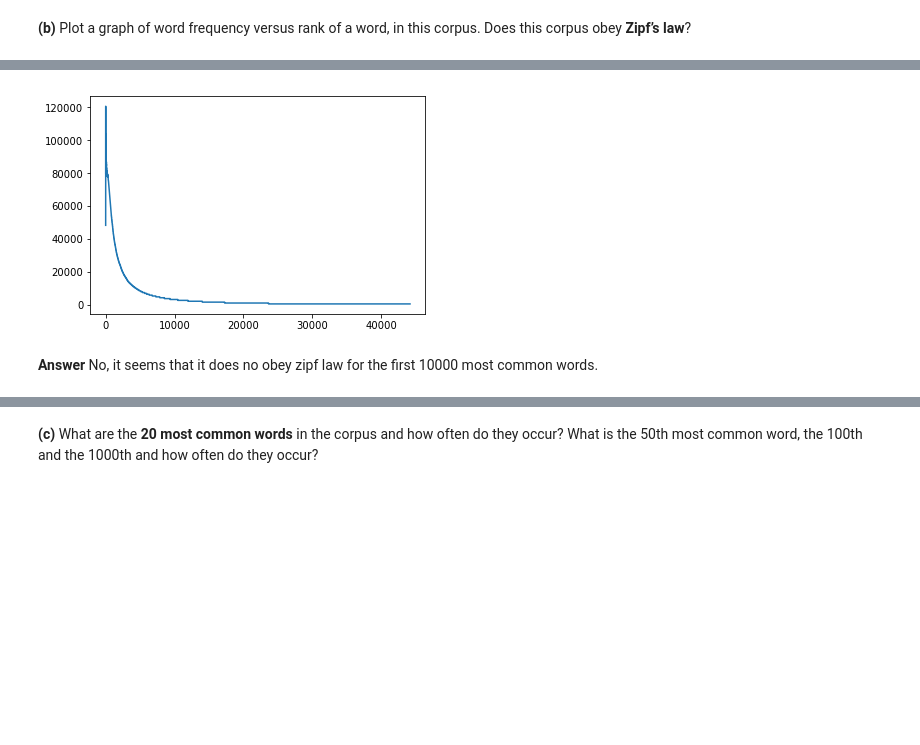
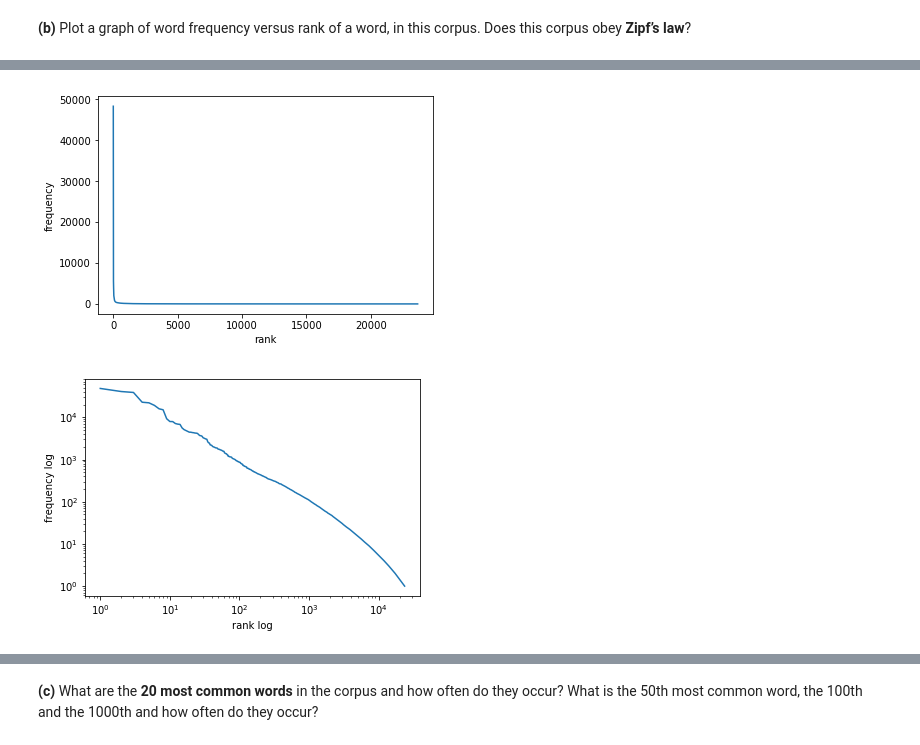
Before and after one commit to mbakhtiariz/NLP, a Jupyter notebook: lab1_Mas.ipynb, the cells around one changed output, grey strips where cells are left out. Cells and saved outputs as stored; diff of their text form; code cells hidden in the pictures; blank space fills up the shorter version.

Commit message:
Add files via upload
changed the zipf law added the h part

```diff
--- a/lab1_Mas.ipynb
+++ b/lab1_Mas.ipynb
@@ -63,7 +63,7 @@ with open('/home/mas/Desktop/NLP/Lab1/wsj/sec02-21.gold.tagged', 'r') as fin:
     all_tokens = []
     all_tok_with_pos = []
     all_pos = []
-    ambig_vocab = {}
+    pos_per_vocab = {}
     #ambig_dataset = {}
 
     for line in fin:
@@ -76,13 +76,13 @@ with open('/home/mas/Desktop/NLP/Lab1/wsj/sec02-21.gold.tagged', 'r') as fin:
             all_tokens.append(item_without_description)
             all_pos.append(pos)
 
-            if item_without_description in ambig_vocab:
-                if pos in ambig_vocab[item_without_description]:
+            if item_without_description in pos_per_vocab:
+                if pos in pos_per_vocab[item_without_description]:
                     pass
                 else:
-                    ambig_vocab[item_without_description].append(pos)
+                    pos_per_vocab[item_without_description].append(pos)
             else:
-                ambig_vocab[item_without_description] = [pos]
+                pos_per_vocab[item_without_description] = [pos]
 
             #if item_without_description in ambig_dataset:
 
@@ -91,6 +91,8 @@ with open('/home/mas/Desktop/NLP/Lab1/wsj/sec02-21.gold.tagged', 'r') as fin:
 token_number = len(all_tokens)
 print(all_pos[0:10])
 print(all_tok_with_pos[0:10])
+print(all_tokens[0:10])
+#print(pos_per_vocab)
 # %% [output]
 ['IN', 'DT', 'NNP', 'CD', 'NN', 'IN', 'DT', 'NN', 'IN', 'NNP']
 ['In|IN', 'an|DT', 'Oct.|NNP', '19|CD', 'review|NN', 'of|IN', 'The|DT', 'Misanthrope|NN', 'at|IN', 'Chicago|NNP']
@@ -200,20 +158,39 @@ plt.close()
-# %%
-def check_zipf_law(f,r):
-    k = []
-    for i in range(len(freq_data)):
-        k.append(f[i]*r[i])
-    return k
-
-constant = check_zipf_law(freq_data,rank_data)
-constant
-x = [i for i in range(len(constant))]
-
-plt.figure(2)
-plt.plot(x,constant)
-
-plt.show()
-plt.close()
-# %% [output]
-[figure, removed]
-# %% [markdown]
-**Answer** No, it seems that it does no obey zipf law for the first 10000 most common words.
+# %%
+
+reverse_sorted_vocab = [(l,k) for k,l in sorted([(j,i) for i,j in vocabs.items()], reverse=True)]
+#rank_list = [i for i in range(1, len(reverse_sorted_vocab)+1)]
+freq_list = [reverse_sorted_vocab[i][1] for i in range(len(reverse_sorted_vocab))]
+rank_list = []
+temp_rank = 1
+temp_freq = freq_list[0]
+for i in range(len(freq_list)):
+    if (freq_list[i] == temp_freq):
+
+        rank_list.append(temp_rank)
+        #print(rank)
+    else:
+        temp_rank = i + 1
+        rank_list.append(temp_rank)
+        temp_freq = freq_list[i]
+
+
+
+const = [freq_list[i]*rank_list[i] for i in range(len(freq_list))]
+
+plt.figure(1)
+plt.plot(rank_list,freq_list)
+plt.xlabel('rank')
+plt.ylabel('frequency')
+plt.show()
+plt.close()
+
+
+plt.figure(1)
+plt.loglog(rank_list,freq_list)
+plt.xlabel('rank log')
+plt.ylabel('frequency log')
+plt.show()
+plt.close()
+# %% [output]
+[figure, added]
+[figure, added]
```
Also changed, not shown: parts of 13 cells of this notebook.
